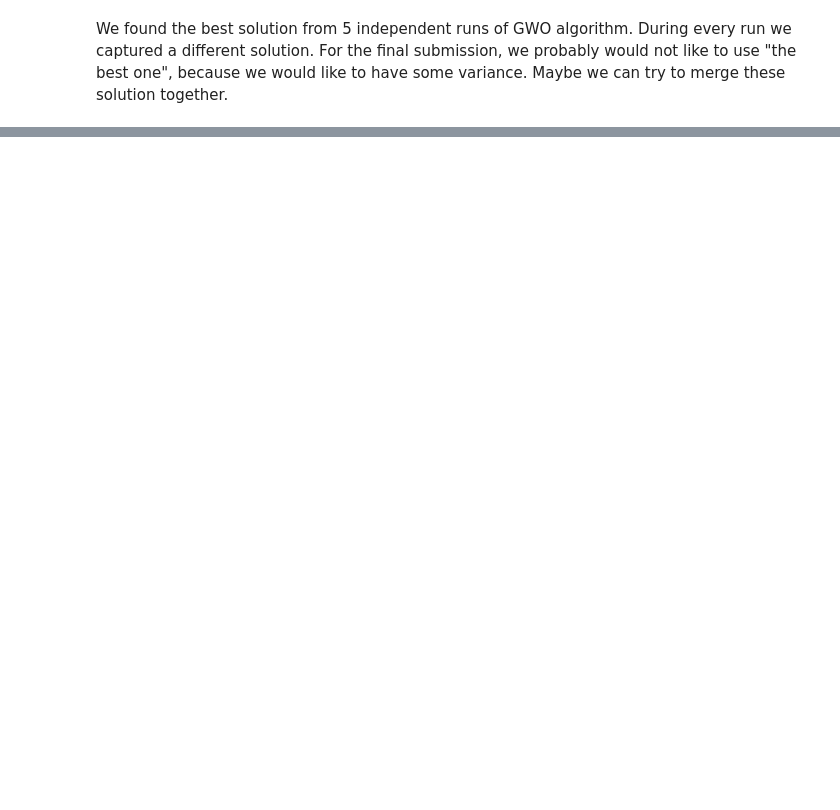
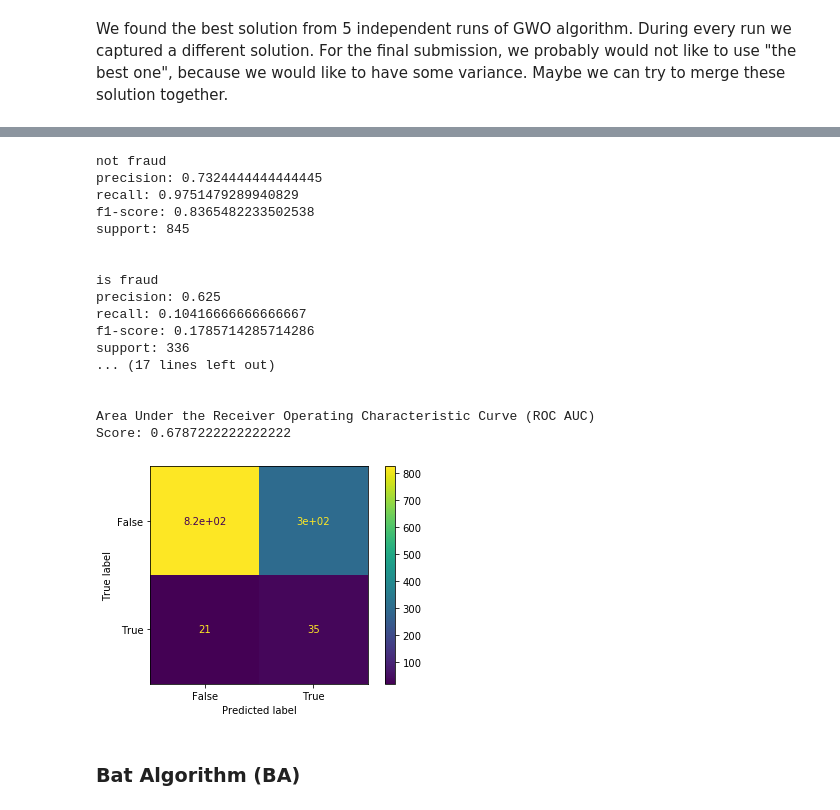
Before and after one commit to pmacinec/transactions-fraud-detection, a Jupyter notebook: notebooks/5_NIA_feature_selection.ipynb, the cells around one changed output, grey strips where cells are left out. Cells and saved outputs as stored; diff of their text form; code cells hidden in the pictures; blank space fills up the shorter version.

```diff
--- a/notebooks/5_NIA_feature_selection.ipynb
+++ b/notebooks/5_NIA_feature_selection.ipynb
@@ -173,0 +245,4 @@ Wall time: 640 ms
+# %%
+%%time
+
+columns = optimize(benchmark, ParticleSwarmOptimization(), 100)
@@ -173,0 +263,25 @@ Wall time: 640 ms
+# %%
+clf = model_fn()
+clf = clf.fit(x_train[columns], y_train)
+custom_classification_report(clf, x_test[columns], y_test)
+# %% [output]
+not fraud
+precision: 0.7324444444444445
+recall: 0.9751479289940829
+f1-score: 0.8365482233502538
+support: 845
+
+
+is fraud
+precision: 0.625
+recall: 0.10416666666666667
+f1-score: 0.1785714285714286
+support: 336
+... (17 lines left out)
+
+
+Area Under the Receiver Operating Characteristic Curve (ROC AUC)
+Score: 0.6787222222222222
+[figure, added]
+# %% [markdown]
+### Bat Algorithm (BA)
```
Also changed, not shown: parts of 26 cells of this notebook.
